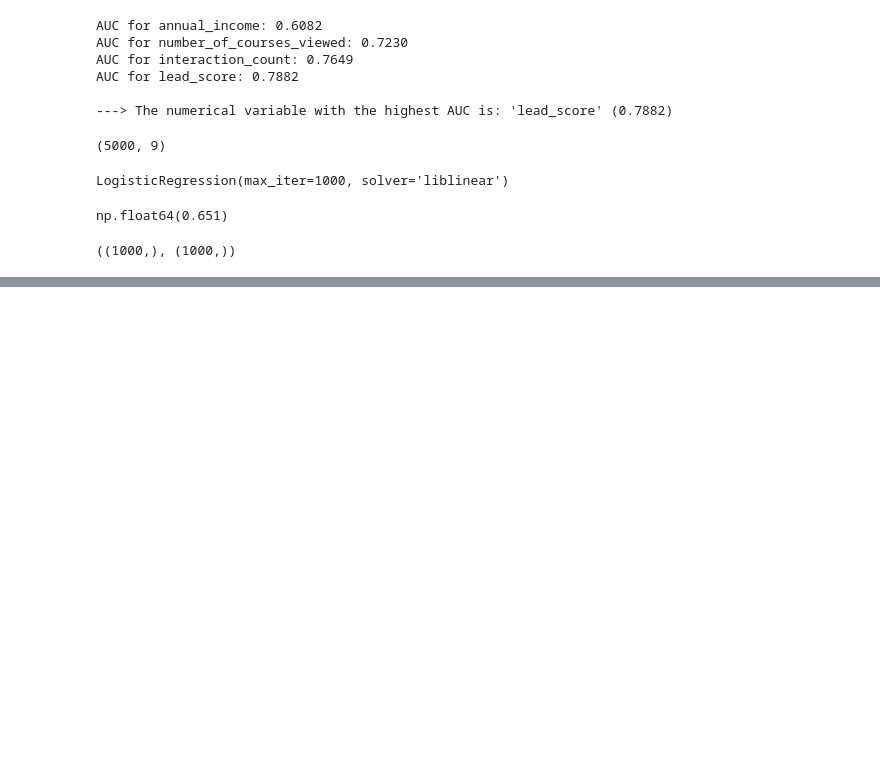
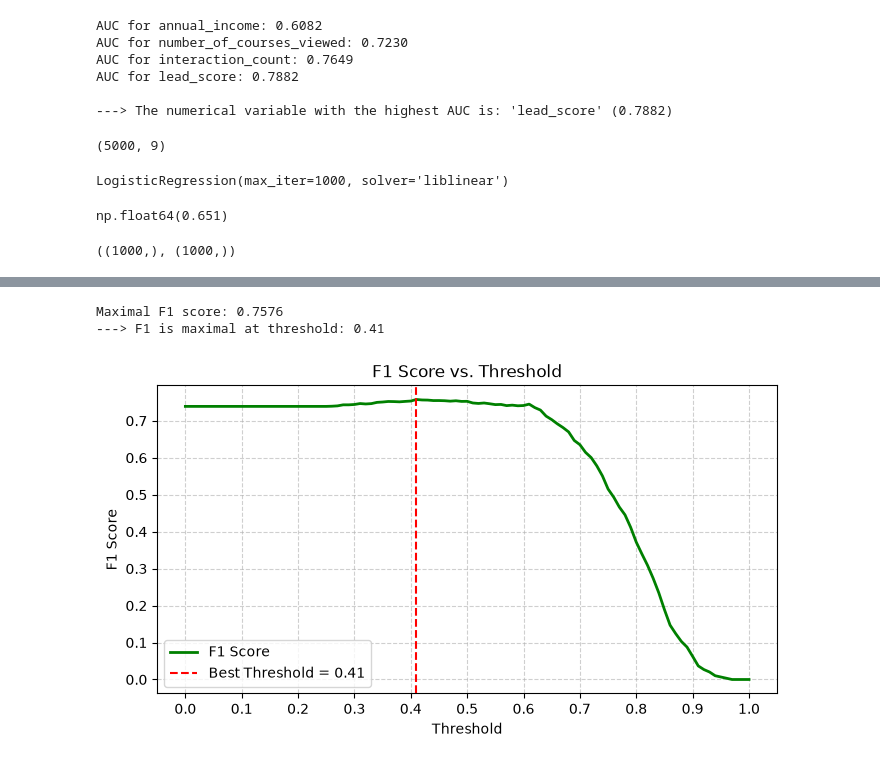
Before and after one commit to mustafamazen199748-coder/Machine-Learn-course, a Jupyter notebook: 01-intro/Homework_4.ipynb, the cells around one changed output, grey strips where cells are left out. Cells and saved outputs as stored; diff of their text form; code cells hidden in the pictures; blank space fills up the shorter version.

```diff
--- a/01-intro/Homework_4.ipynb
+++ b/01-intro/Homework_4.ipynb
@@ -125,0 +200,46 @@ y_val.shape , converted_decision.shape
+# %%
+# Q 4
+
+thresholds = np.linspace(0.0, 1.0, 101)
+f1_scores = []
+
+for t in thresholds:
+    actual_positive = (y_val == 1)
+    actual_negative = (y_val == 0)
+
+    predict_positive = (y_pred >= t)
+    predict_negative = (y_pred < t)
+
+    tp = (predict_positive & actual_positive).sum()
+    fp = (predict_positive & actual_negative).sum()
+    fn = (predict_negative & actual_positive).sum()
+
+    p = tp / (tp + fp) if (tp + fp) > 0 else 0.0
+    r = tp / (tp + fn) if (tp + fn) > 0 else 0.0
+
+    f1 = 2 * (p * r) / (p + r) if (p + r) > 0 else 0.0
+    f1_scores.append(f1)
+
+
+f1_scores = np.array(f1_scores)
+max_idx = np.argmax(f1_scores)
+best_threshold = thresholds[max_idx]
+max_f1 = f1_scores[max_idx]
+
+print(f"Maximal F1 score: {max_f1:.4f}")
+print(f"---> F1 is maximal at threshold: {best_threshold:.2f}")
+
+plt.figure(figsize=(8, 4))
+plt.plot(thresholds, f1_scores, color='green', linewidth=2, label='F1 Score')
+plt.axvline(best_threshold, color='red', linestyle='--', label=f'Best Threshold = {best_threshold:.2f}')
+plt.xlabel('Threshold')
+plt.ylabel('F1 Score')
+plt.title('F1 Score vs. Threshold')
+plt.xticks(np.arange(0.0, 1.05, 0.1))
+plt.grid(True, linestyle='--', alpha=0.6)
+plt.legend()
+plt.show()
+# %% [output]
+Maximal F1 score: 0.7576
+---> F1 is maximal at threshold: 0.41
+[figure, added]
```
Also changed, not shown: parts of 5 cells of this notebook.
